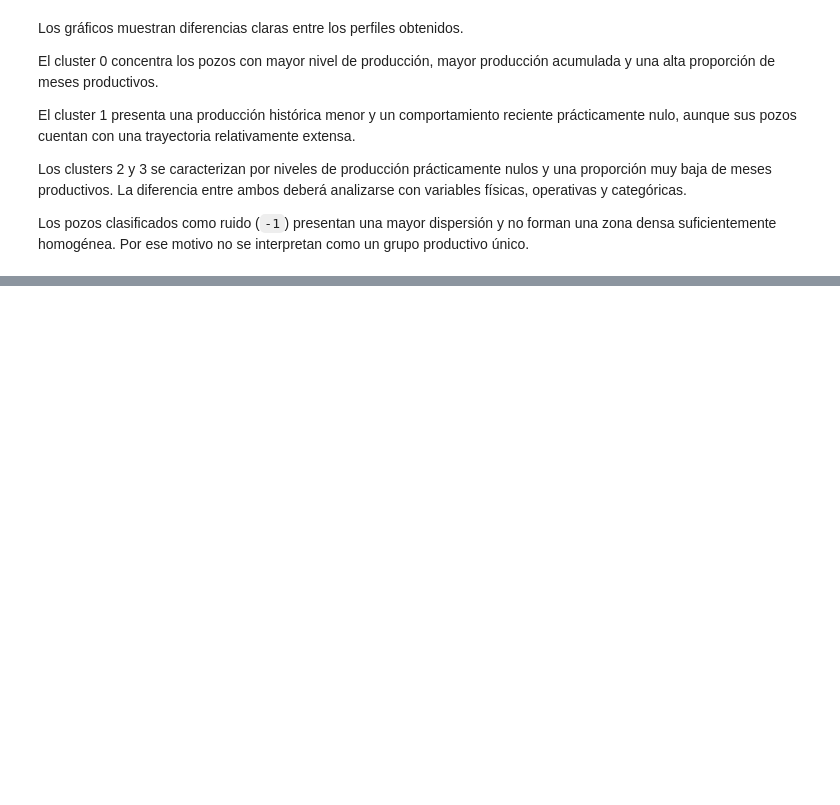
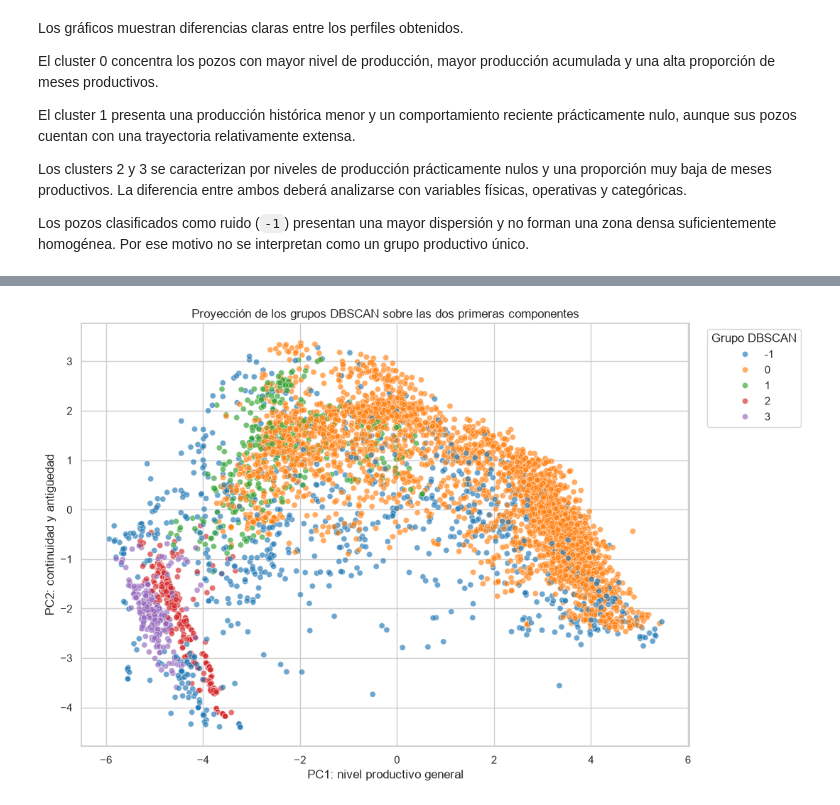
Before and after one commit to alexParedes027/oil-production-prediction, a Jupyter notebook: notebooks/07_modelado_clustering.ipynb, the cells around one changed output, grey strips where cells are left out. Drawn from its saved outputs; the diff is of its cells as text; code cells hidden in the pictures; blank space fills up the shorter version.

Commit message:
Finalizado modelo DBSCAN

```diff
--- a/notebooks/07_modelado_clustering.ipynb
+++ b/notebooks/07_modelado_clustering.ipynb
@@ -928,0 +1100,37 @@ Los pozos clasificados como ruido (`-1`) presentan una mayor dispersión y no fo
+# %%
+pca_2d = pd.DataFrame(
+    X_pca_completo[:, :2],
+    columns=["PC1", "PC2"],
+    index=perfiles_pozos.index,
+)
+
+pca_2d["cluster"] = etiquetas_candidato
+
+plt.figure(figsize=(11, 7))
+
+sns.scatterplot(
+    data=pca_2d,
+    x="PC1",
+    y="PC2",
+    hue="cluster",
+    palette="tab10",
+    alpha=0.65,
+    s=35,
+)
+
+plt.title(
+    "Proyección de los grupos DBSCAN sobre las dos primeras componentes"
+)
+plt.xlabel("PC1: nivel productivo general")
+plt.ylabel("PC2: continuidad y antigüedad")
+
+plt.legend(
+    title="Grupo DBSCAN",
+    bbox_to_anchor=(1.02, 1),
+    loc="upper left",
+)
+
+plt.tight_layout()
+plt.show()
+# %% [output]
+[figure, added]
```
Also changed, not shown: parts of 63 cells of this notebook.
